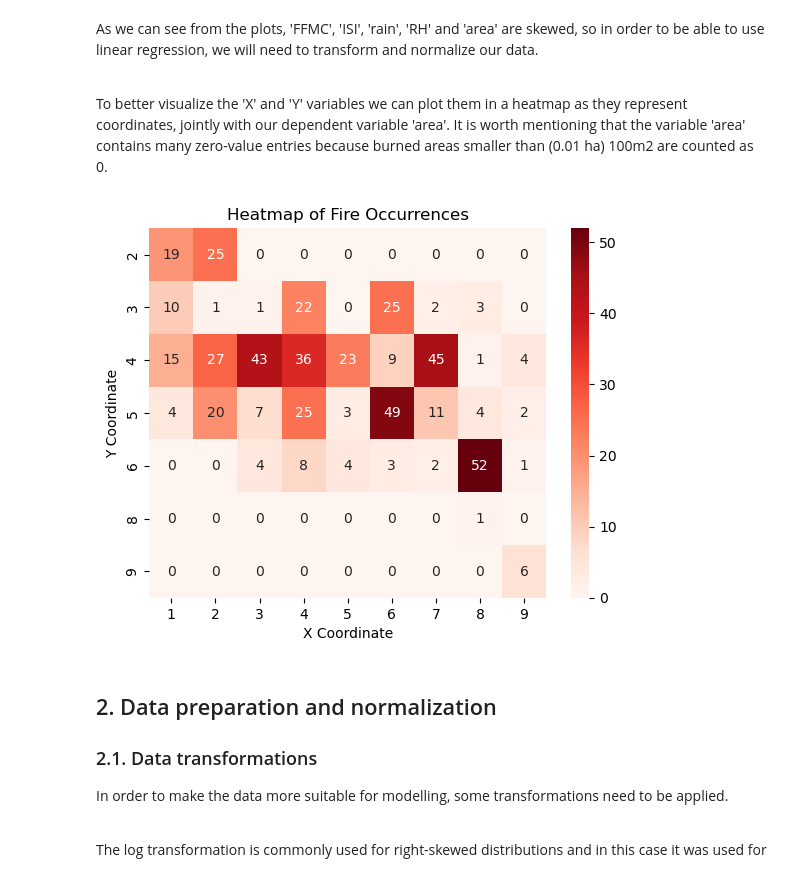
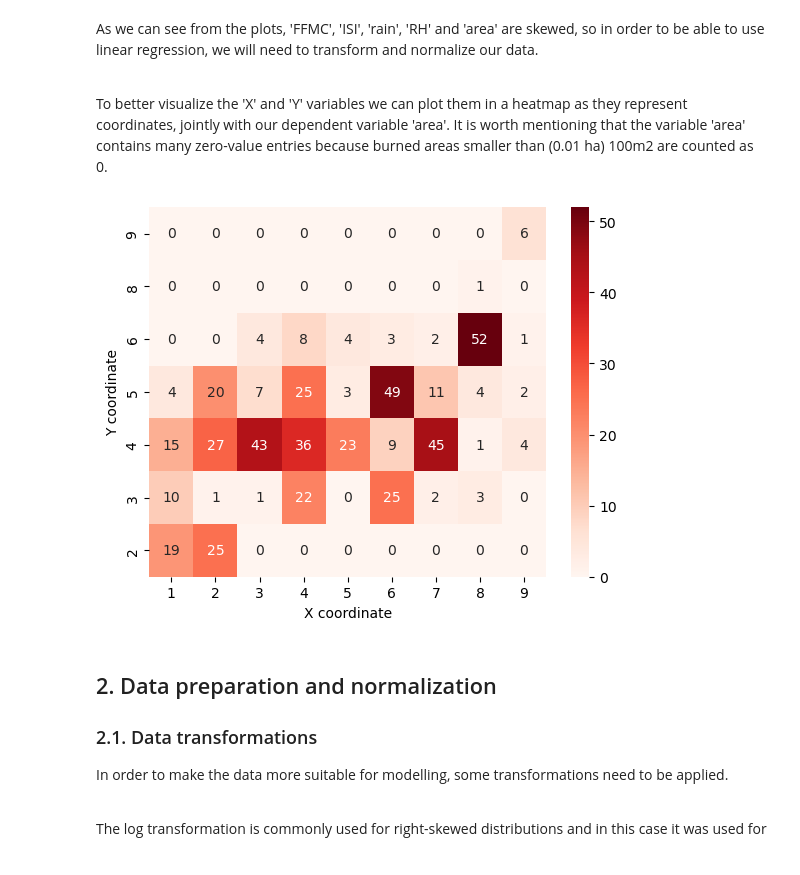
Before and after one commit to laurasck14/MLI2024, a Jupyter notebook: ml_LS.ipynb, the cells around one changed output. Cells and saved outputs as stored; diff of their text form; code cells hidden in the pictures.

```diff
--- a/ml_LS.ipynb
+++ b/ml_LS.ipynb
@@ -113,13 +113,13 @@ As we can see from the plots, 'FFMC', 'ISI', 'rain', 'RH' and 'area' are skewed,
 To better visualize the 'X' and 'Y' variables we can plot them in a heatmap as they represent coordinates, jointly with our dependent variable 'area'. It is worth mentioning that the variable 'area' contains many zero-value entries because burned areas smaller than (0.01 ha) 100m2 are counted as 0.
 # %%
 heatmap_data = pd.pivot_table(fires, values='area', index='Y', columns='X', aggfunc='count', fill_value=0)
-sns.heatmap(heatmap_data, annot=True, cmap='Reds')
-plt.title('Heatmap of Fire Occurrences')
-plt.xlabel('X Coordinate')
-plt.ylabel('Y Coordinate')
+hm = sns.heatmap(heatmap_data, annot=True, cmap='Reds')
+hm.invert_yaxis()
+plt.xlabel('X coordinate')
+plt.ylabel('Y coordinate')
 plt.show()
 # %% [output]
-[figure, old version]
+[figure, new version]
 # %% [markdown]
 ## 2. Data preparation and normalization
 
```
Also changed, not shown: parts of 14 cells of this notebook.
